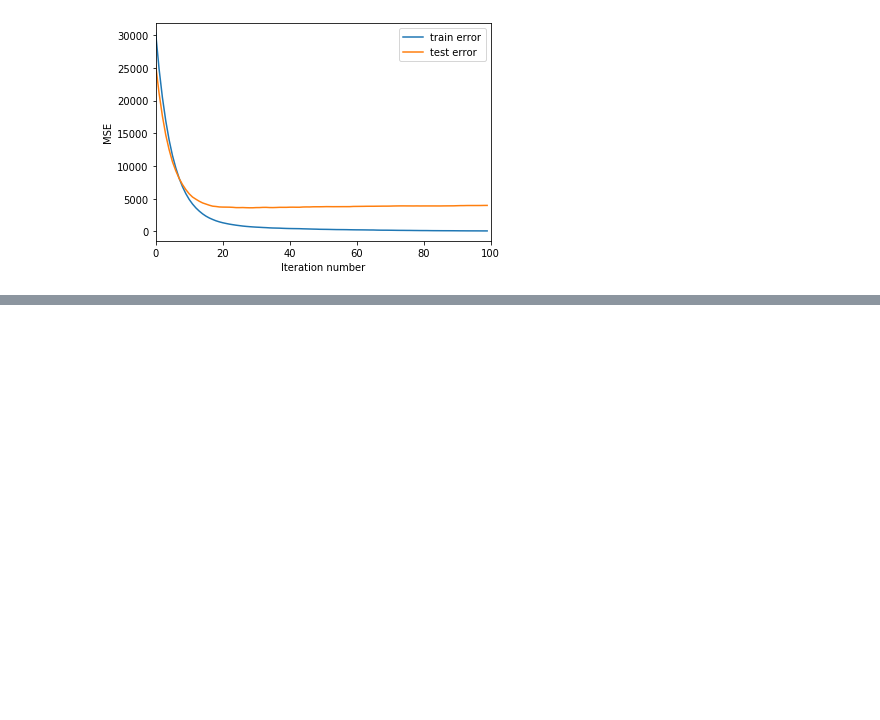
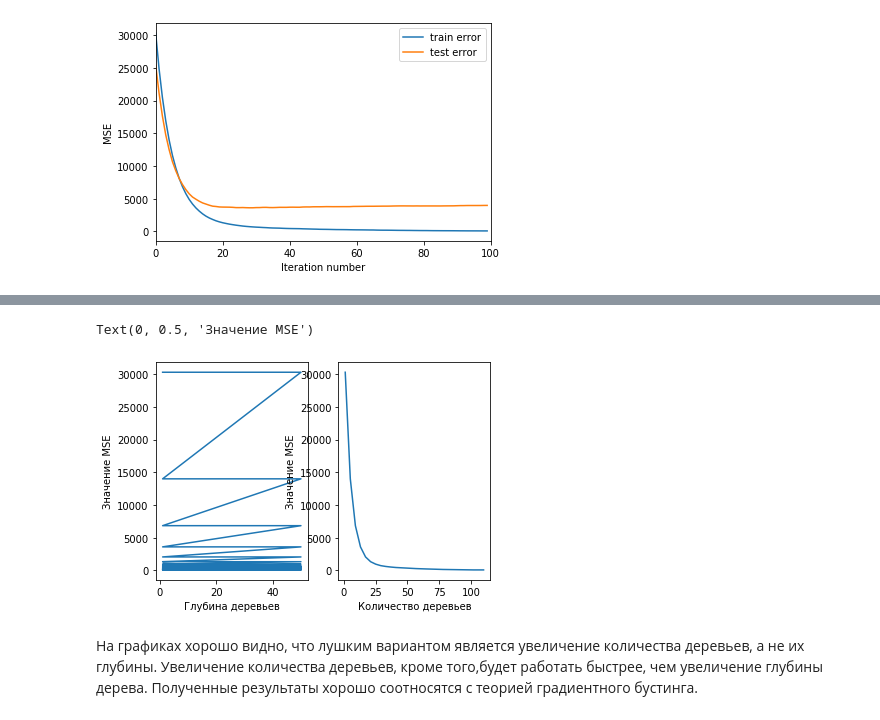
Before and after one commit to eridanletalis/mlalgs, a Jupyter notebook: algml_hw_6.ipynb, the cells around one changed output, grey strips where cells are left out. Saved outputs shown, nothing was run; the diff lists cells and outputs as text; code cells hidden in the pictures; blank space fills up the shorter version.

```diff
--- a/algml_hw_6.ipynb
+++ b/algml_hw_6.ipynb
@@ -173,0 +200,13 @@ graph
+# %%
+fig, ax = plt.subplots(nrows = 1, ncols =2)
+ax[0].plot(plot_xyz[:,1], plot_xyz[:,2])
+ax[0].set_xlabel("Глубина деревьев")
+ax[0].set_ylabel("Значение MSE")
+ax[1].plot(plot_xyz[:,0], plot_xyz[:,2])
+ax[1].set_xlabel("Количество деревьев")
+ax[1].set_ylabel("Значение MSE")
+# %% [output]
+Text(0, 0.5, 'Значение MSE')
+[figure, added]
+# %% [markdown]
+На графиках хорошо видно, что лушким вариантом является увеличение количества деревьев, а не их глубины. Увеличение количества деревьев, кроме того,будет работать быстрее, чем увеличение глубины дерева. Полученные результаты хорошо соотносятся с теорией градиентного бустинга.
```
Also changed, not shown: parts of 6 cells of this notebook.
